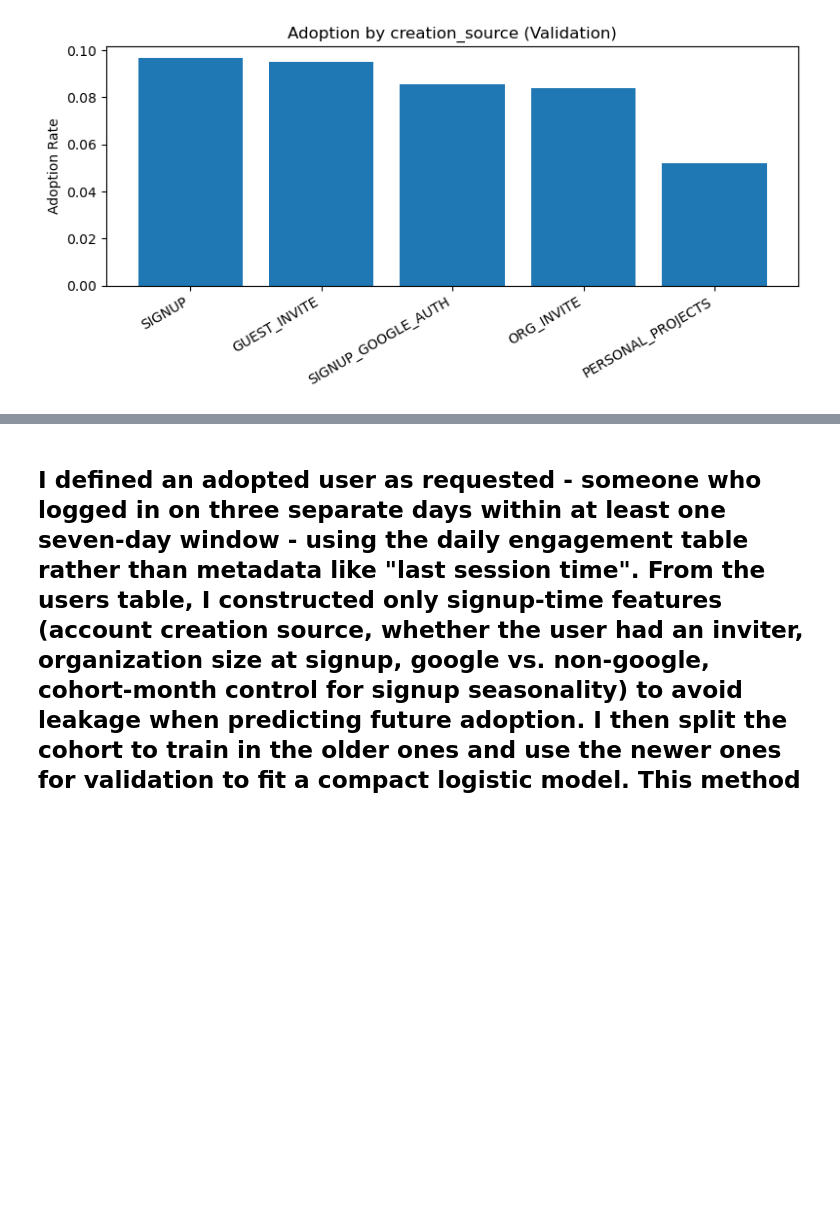
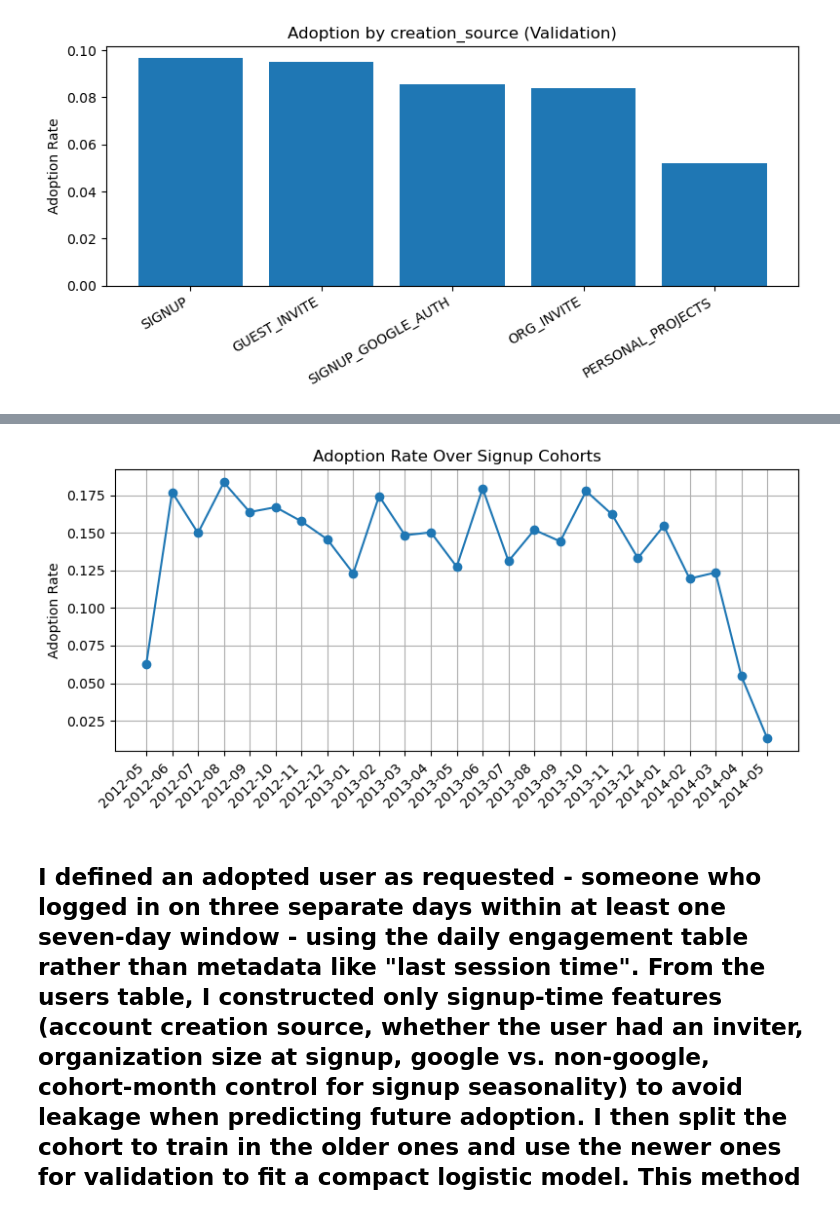
Before and after one commit to justink106/JustinKu-Springboard, a Jupyter notebook: relax_challenge/Relax Take Home Challenge - Justin.ipynb, the cells around one changed output, grey strips where cells are left out. Cells and saved outputs as stored; diff of their text form; code cells hidden in the pictures; blank space fills up the shorter version.

```diff
--- a/relax_challenge/Relax Take Home Challenge - Justin.ipynb
+++ b/relax_challenge/Relax Take Home Challenge - Justin.ipynb
@@ -245,2 +311,19 @@ plt.show()
+# %%
+# cohort trend
+cohort_rates = (df.groupby("cohort_month")["adopted"]
+                  .mean()
+                  .reset_index()
+                  .sort_values("cohort_month"))
+
+plt.figure(figsize=(8,4))
+plt.plot(cohort_rates["cohort_month"], cohort_rates["adopted"], marker="o")
+plt.xticks(rotation=45, ha="right")
+plt.ylabel("Adoption Rate")
+plt.title("Adoption Rate Over Signup Cohorts")
+plt.grid(True)
+plt.tight_layout()
+plt.show()
+# %% [output]
+[figure, added]
 # %% [markdown]
 ## I defined an adopted user as requested - someone who logged in on three separate days within at least one seven-day window - using the daily engagement table rather than metadata like "last session time". From the users table, I constructed only signup-time features (account creation source, whether the user had an inviter, organization size at signup, google vs. non-google, cohort-month control for signup seasonality) to avoid leakage when predicting future adoption. I then split the cohort to train in the older ones and use the newer ones for validation to fit a compact logistic model. This method helped me with the 'prediction' aspect of the ask. The creation source showed the strongest signal (users brought in via organization or guest invites and those using google authentication at signup were more likely to become adopted than plain website signups), even after controlling for cohort and org contexts. Organization size at signup tracked positively with adoption and having an inviter was associated with a meaningful and consistent effect. The results I got cleanly show to prioritze org-led onboarding, lower login friction (SSO), and strengthen the invite flows. For the future, I believe that having an invite graph (who invited whom, inviter's tenure/adoption) would prove to be very useful in this ask.
```
Also changed, not shown: parts of 2 cells of this notebook.
